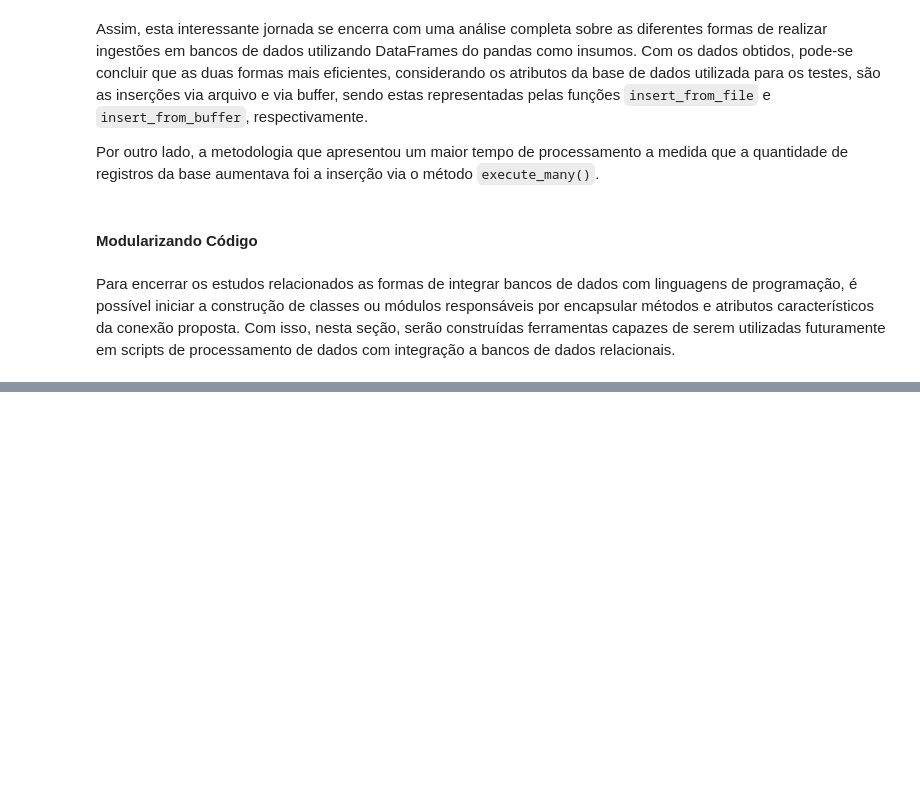
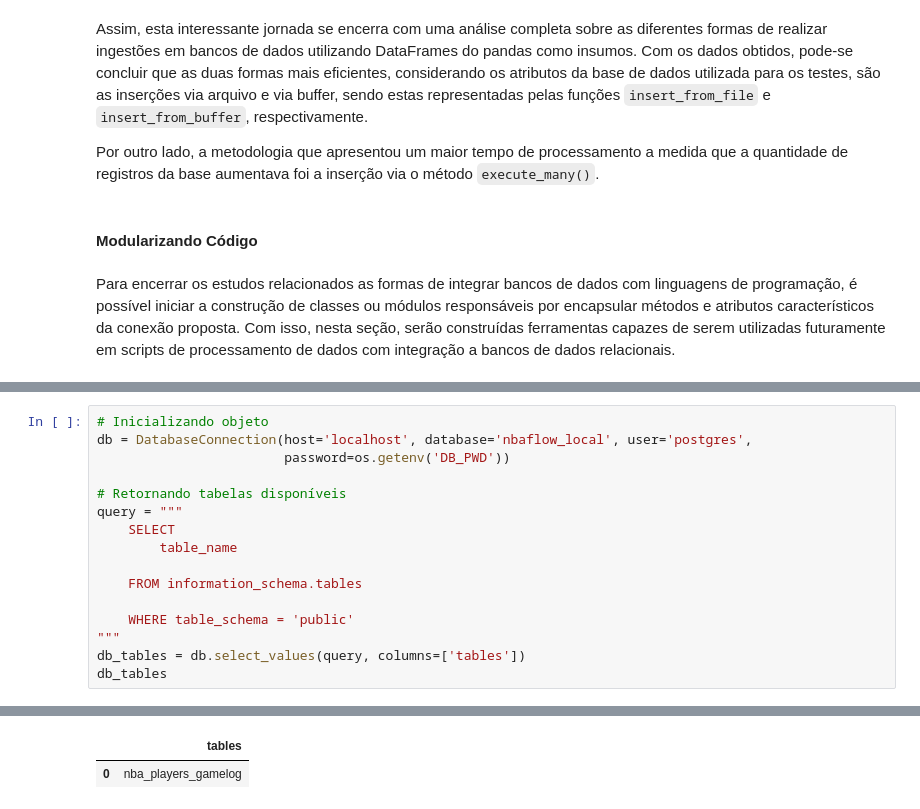
Before and after one commit to ThiagoPanini/nbaflow, a Jupyter notebook: notebooks/NBAFlow-aws-migration.ipynb, the cells around one changed output, grey strips where cells are left out. Drawn from its saved outputs; the diff is of its cells as text; blank space fills up the shorter version.

```diff
--- a/notebooks/NBAFlow-aws-migration.ipynb
+++ b/notebooks/NBAFlow-aws-migration.ipynb
@@ -1660,0 +1775,17 @@ query = 'SELECT player_id, player_name FROM table_name'
+# %%
+# Inicializando objeto
+db = DatabaseConnection(host='localhost', database='nbaflow_local', user='postgres',
+                        password=os.getenv('DB_PWD'))
+
+# Retornando tabelas disponíveis
+query = """
+    SELECT
+        table_name
+
+    FROM information_schema.tables
+
+    WHERE table_schema = 'public'
+"""
+db_tables = db.select_values(query, columns=['tables'])
+db_tables
+# %% [output]
@@ -1660,0 +1794,2 @@ query = 'SELECT player_id, player_name FROM table_name'
+|  | tables |
+| 0 | nba_players_gamelog |
```
Also changed, not shown: parts of 11 cells of this notebook.
